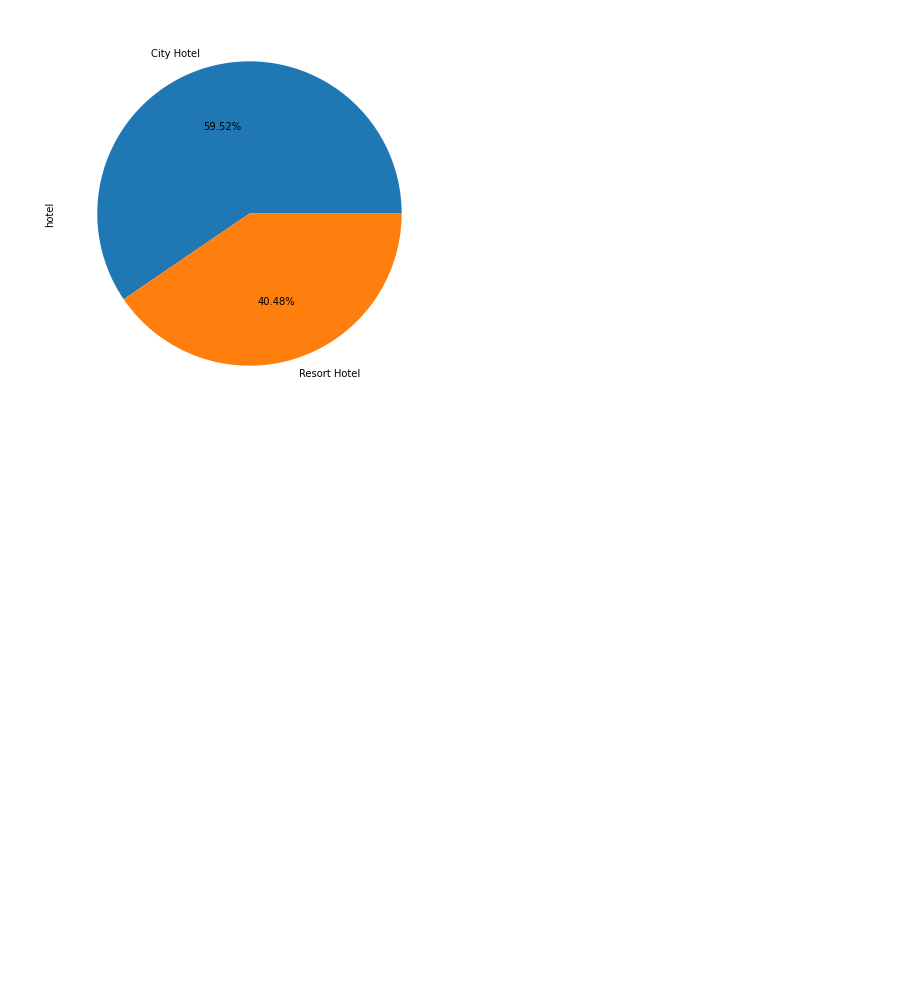
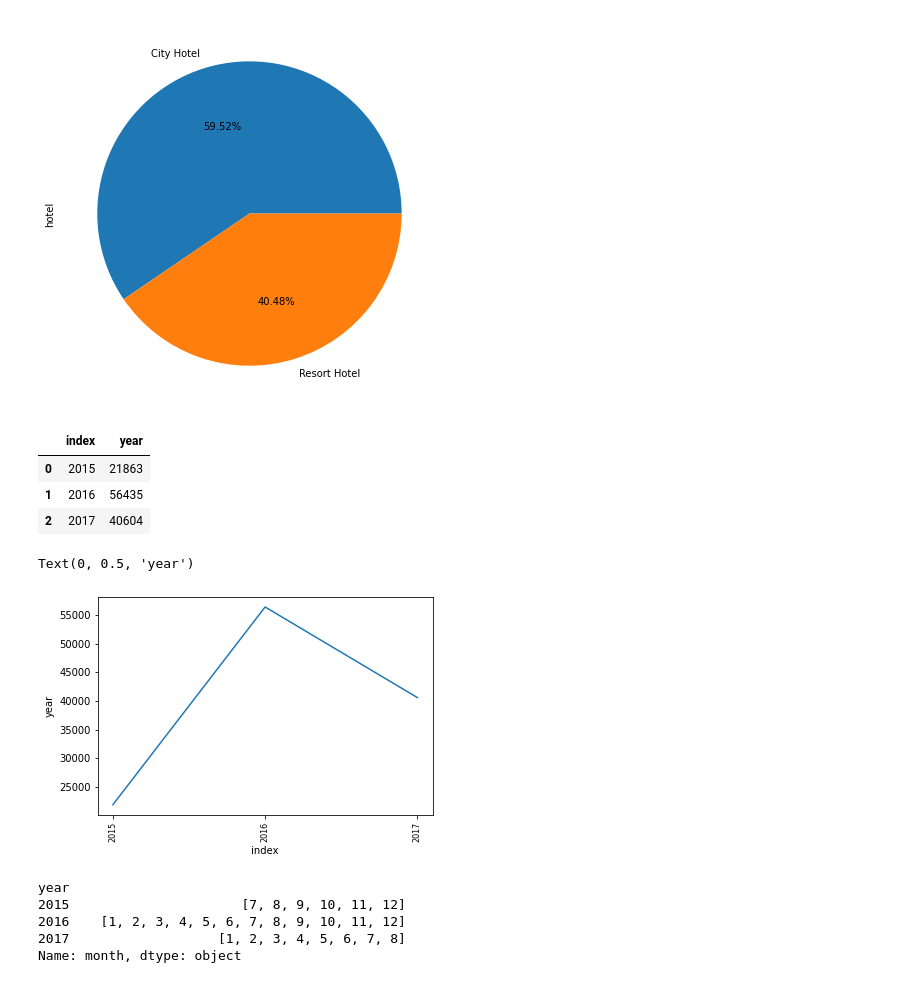
Before and after one commit to 01aleem/Hotel-Booking-Analysis, a Jupyter notebook: Hotel_Booking_Analysis.ipynb, the cells around one changed output. Cells and saved outputs as stored; diff of their text form; code cells hidden in the pictures; blank space fills up the shorter version.

```diff
--- a/Hotel_Booking_Analysis.ipynb
+++ b/Hotel_Booking_Analysis.ipynb
@@ -158,2 +102,0 @@ df.head()
-# %%
-df.drop(columns = ['date_of_arrival'], inplace = True)
@@ -279,2 +111,0 @@ Name: children, dtype: int64
-# %%
-df['children'] = df['children'].astype('int')
@@ -603,3 +227,32 @@ with_children_df['hotel'].value_counts().plot(kind='pie', autopct='%1.2f%%')
 plt.show()
 # %% [output]
 [figure]
+# %%
+stays_by_year = pd.DataFrame(df['year'].value_counts()).sort_index(ascending = True)
+# %%
+stays_by_year.reset_index(level=0, inplace=True)
+# %%
+stays_by_year
+# %% [output]
+|  | index | year |
+| 0 | 2015 | 21863 |
+| 1 | 2016 | 56435 |
+| 2 | 2017 | 40604 |
+# %%
+sns.lineplot(data = stays_by_year, x = 'index', y = 'year')
+plt.xticks(stays_by_year['index'], rotation = 'vertical', size = 8)
+plt.xlabel("index")
+plt.ylabel("year")
+# %% [output]
+Text(0, 0.5, 'year')
+[figure, added]
+# %%
+# the number of stays rose between 2015 and 2016, and then declined again. We can check until which month of 2017 the data was collected
+
+df.groupby('year')['month'].unique()
+# %% [output]
+year
+2015                      [7, 8, 9, 10, 11, 12]
+2016    [1, 2, 3, 4, 5, 6, 7, 8, 9, 10, 11, 12]
+2017                   [1, 2, 3, 4, 5, 6, 7, 8]
+Name: month, dtype: object
```
Also changed, not shown: parts of 50 cells of this notebook.
